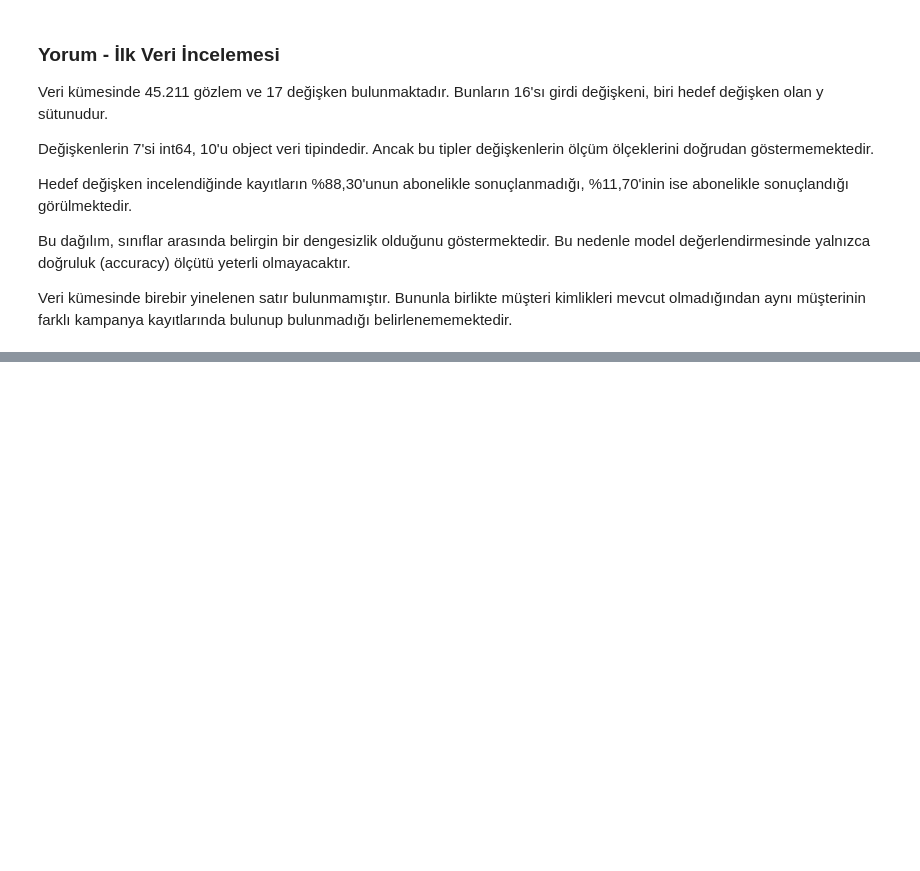
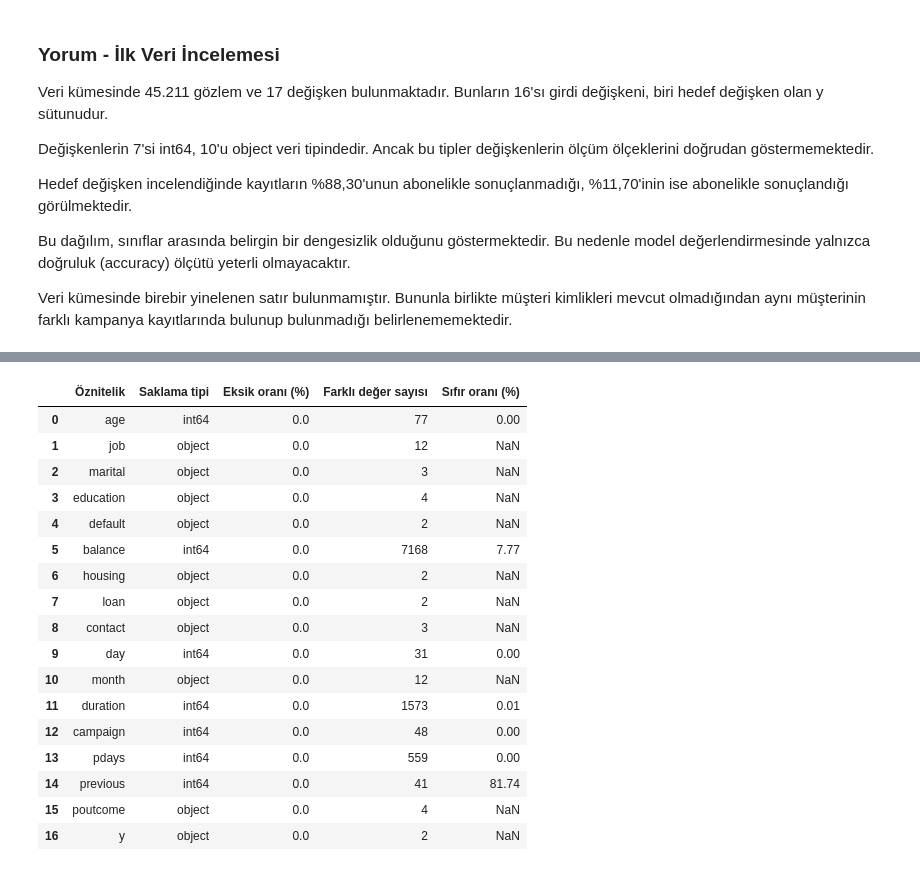
Before and after one commit to KeremATLIHAN/Veri_Bilimleri_Vize, a Jupyter notebook: proje1/BIL545_Proje1_Banka_Guncel.ipynb, the cells around one changed output, grey strips where cells are left out. Drawn from its saved outputs; the diff is of its cells as text; code cells hidden in the pictures; blank space fills up the shorter version.

Commit message:
feat(bolum1): oznitelik kalite ve ozel deger analizleri

```diff
--- a/proje1/BIL545_Proje1_Banka_Guncel.ipynb
+++ b/proje1/BIL545_Proje1_Banka_Guncel.ipynb
@@ -172,0 +181,52 @@ bulunup bulunmadığı belirlenememektedir.
+# %%
+# Her öznitelik için veri kalitesi bilgileri
+kalite_sonuclari = []
+
+for sutun in df.columns:
+
+    # Sütunun saklama tipi
+    veri_tipi = str(df[sutun].dtype)
+
+    # Gerçek NaN değerlerinin oranı
+    eksik_orani = df[sutun].isna().mean() * 100
+
+    # Farklı değer sayısı
+    farkli_deger = df[sutun].nunique(dropna=True)
+
+    # Sıfır oranı (yalnızca sayısal değişkenlerde)
+    if pd.api.types.is_numeric_dtype(df[sutun]):
+        sifir_orani = (df[sutun] == 0).mean() * 100
+    else:
+        sifir_orani = float("nan")
+
+    kalite_sonuclari.append({
+        "Öznitelik": sutun,
+        "Saklama tipi": veri_tipi,
+        "Eksik oranı (%)": eksik_orani,
+        "Farklı değer sayısı": farkli_deger,
+        "Sıfır oranı (%)": sifir_orani
+    })
+
+# Sonuçları tabloya dönüştür
+kalite_tablosu = pd.DataFrame(kalite_sonuclari)
+
+display(kalite_tablosu.round(2))
+# %% [output]
+|  | Öznitelik | Saklama tipi | Eksik oranı (%) | Farklı değer sayısı | Sıfır oranı (%) |
+| 0 | age | int64 | 0.0 | 77 | 0.00 |
+| 1 | job | object | 0.0 | 12 | NaN |
+| 2 | marital | object | 0.0 | 3 | NaN |
+| 3 | education | object | 0.0 | 4 | NaN |
+| 4 | default | object | 0.0 | 2 | NaN |
+| 5 | balance | int64 | 0.0 | 7168 | 7.77 |
+| 6 | housing | object | 0.0 | 2 | NaN |
+| 7 | loan | object | 0.0 | 2 | NaN |
+| 8 | contact | object | 0.0 | 3 | NaN |
+| 9 | day | int64 | 0.0 | 31 | 0.00 |
+| 10 | month | object | 0.0 | 12 | NaN |
+| 11 | duration | int64 | 0.0 | 1573 | 0.01 |
+| 12 | campaign | int64 | 0.0 | 48 | 0.00 |
+| 13 | pdays | int64 | 0.0 | 559 | 0.00 |
+| 14 | previous | int64 | 0.0 | 41 | 81.74 |
+| 15 | poutcome | object | 0.0 | 4 | NaN |
+| 16 | y | object | 0.0 | 2 | NaN |
```
Also changed, not shown: parts of 4 cells of this notebook.
